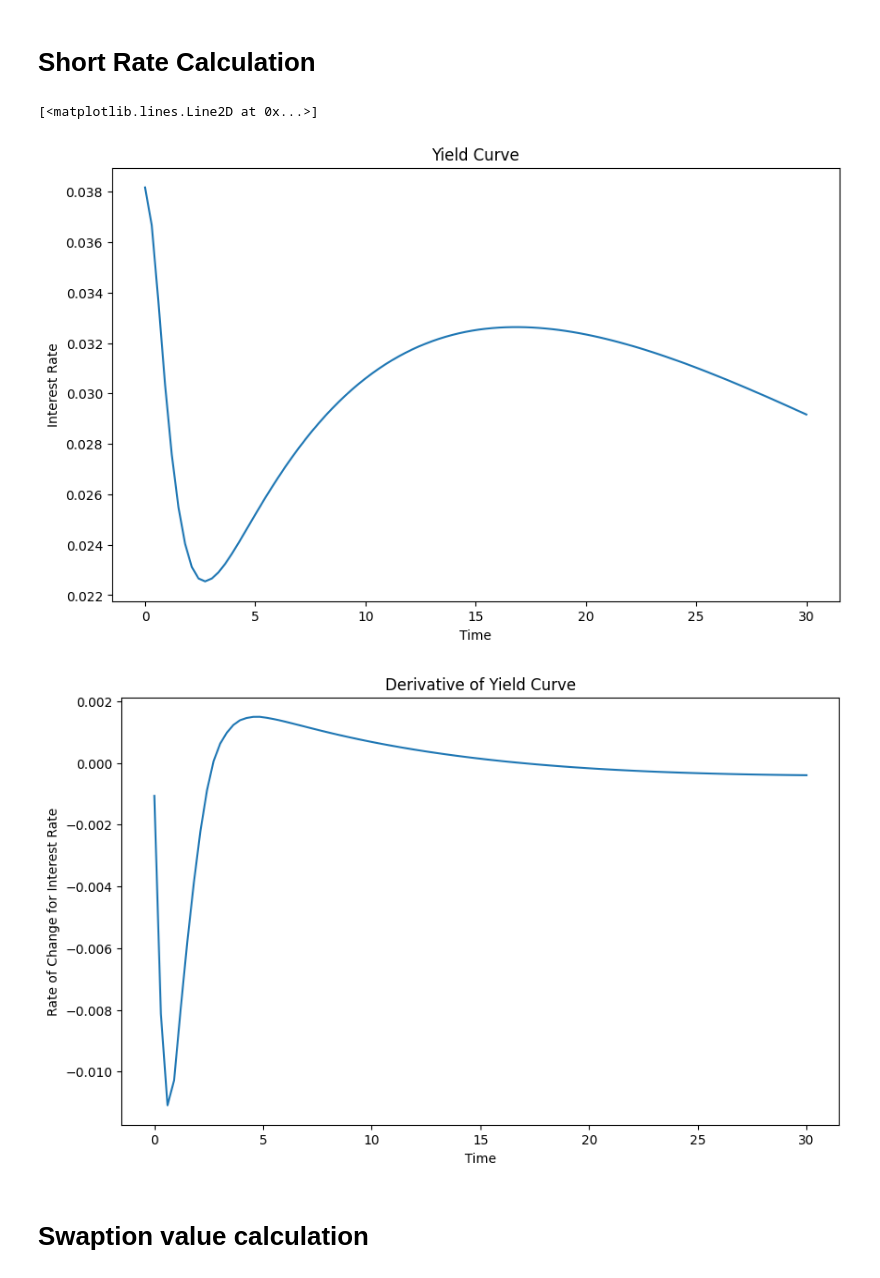
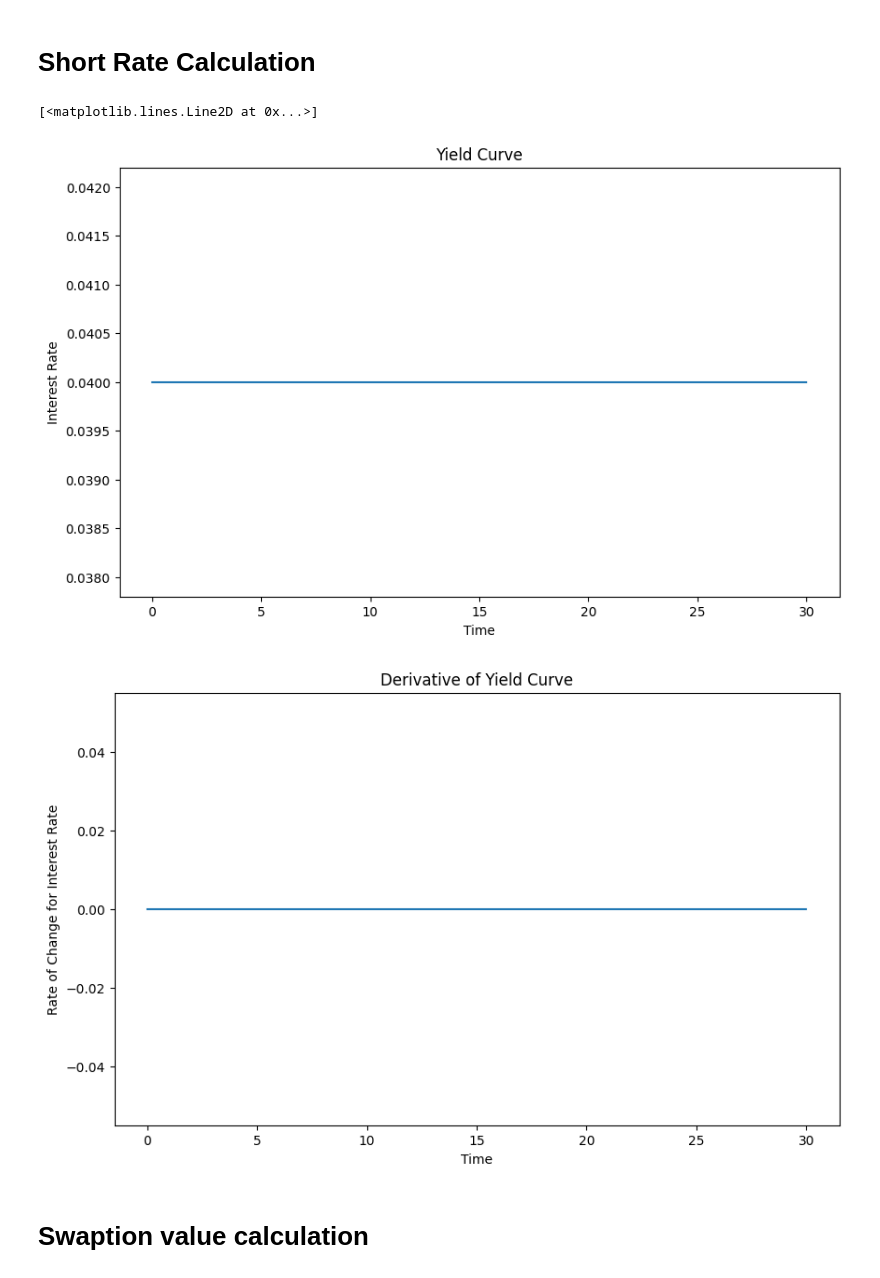
Before and after one commit to pmchrist/Pricing-Interest-Rate-Swaptions, a Jupyter notebook: Functions.ipynb, the cells around one changed output. Cells and saved outputs as stored; diff of their text form; code cells hidden in the pictures.

```diff
--- a/Functions.ipynb
+++ b/Functions.ipynb
@@ -77,36 +77,36 @@ downward_yields = [
     (24.0, .033),
     (30.0, .0329),
 ]
 
 # Extract durations and yields
-yield_curve = market_yields
+yield_curve = flat_yields
 durations = [item[0] for item in yield_curve]
 yields = [item[1] for item in yield_curve]
 
 # Fit cubic spline
 yield_curve = CubicSpline(durations, yields)
 
 # Visualize the Fitted Curve
 maturities = np.linspace(0.0, 30, 100)    # Generate 100 points (maturity time points) between 0.0 and 30.0
 fitted_yields = yield_curve(maturities)   # Get the corresponding yields to maturity
 plt.figure(1, figsize=(10,6))
 plt.title("Yield Curve")
 plt.xlabel("Time")
 plt.ylabel("Interest Rate")
 plt.plot(maturities, fitted_yields)
 
 # Visualize the Fitted Curve dt
 maturities = np.linspace(0.0, 30, 100)    # Generate 100 points (maturity time points) between 0.0 and 30.0
 fitted_yields_dt = yield_curve.derivative(nu=1)(maturities)   # Get the corresponding yields to maturity
 plt.figure(2, figsize=(10,6))
 plt.title("Derivative of Yield Curve")
 plt.xlabel("Time")
 plt.ylabel("Rate of Change for Interest Rate")
 plt.plot(maturities, fitted_yields_dt)
 # %% [output]
 [<matplotlib.lines.Line2D at 0x...>]
-[figure, old version]
+[figure, new version]
-[figure, old version]
+[figure, new version]
 # %%
 # Simulation's Parameters
 T = 10                      # Years of Simulation
```
Also changed, not shown: parts of 6 cells of this notebook, 2 other files.
